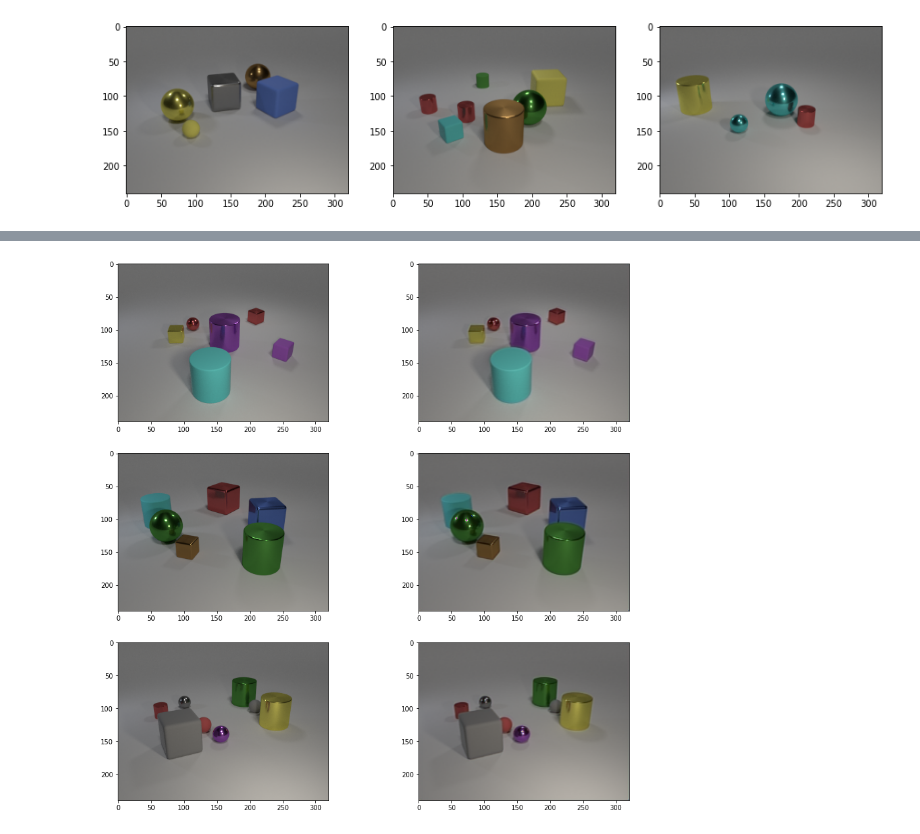
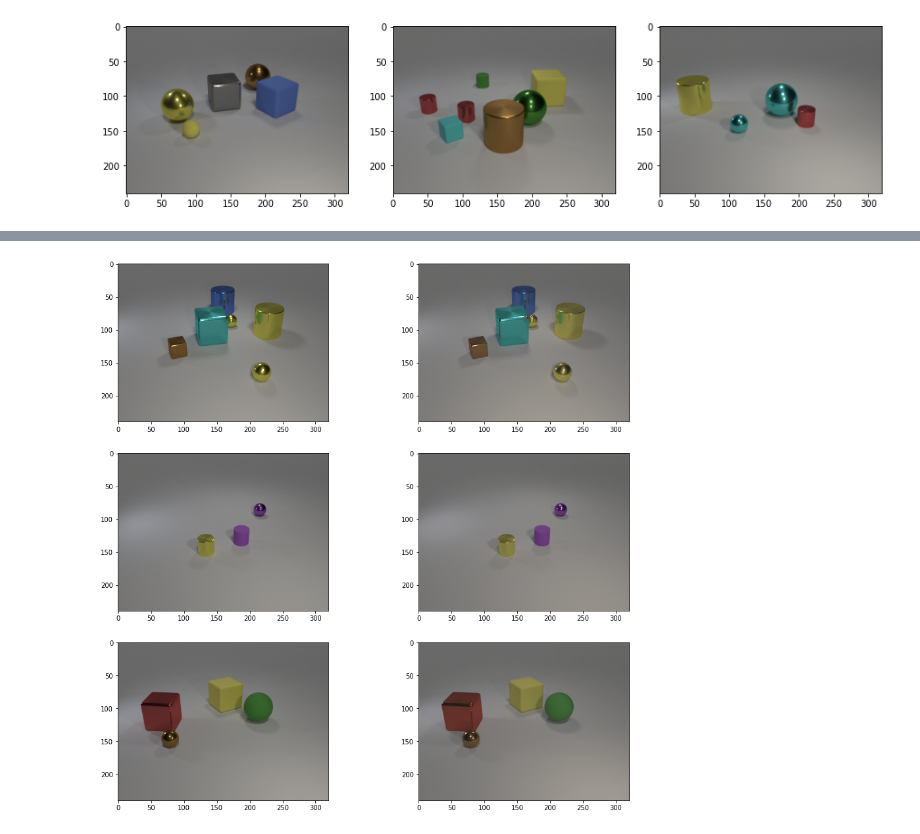
Before and after one commit to fusedbloxxer/segmentation-as-clusterization, a Jupyter notebook: SegmentationAsClusterization.ipynb, the cells around one changed output, grey strips where cells are left out. Cells and saved outputs as stored; diff of their text form; code cells hidden in the pictures.

Commit message:
Added batch normalization and dropout

```diff
--- a/SegmentationAsClusterization.ipynb
+++ b/SegmentationAsClusterization.ipynb
@@ -198,14 +237,33 @@ class UpSample(torch.nn.Module):
     Add skip connection: concatenate the current output with the output of a previous layer.
     Then apply a convolution block.
     """
-    def __init__(self, in_channels, out_channels, kernel_size=2, stride=2, **kwargs):
+    def __init__(self, in_channels, out_channels, kernel_size=2, stride=2, dropout=False, p=0.1, **kwargs):
         super().__init__()
+        # Dropout flag
+        self.__has_dropout = dropout
+
+        # Define the transpose convolution layer
         self.__tconv = torch.nn.ConvTranspose2d(in_channels, out_channels, kernel_size, stride, bias=True, **kwargs)
+
+        # Optional dropout layer
+        if dropout:
+            self.__dropout = torch.nn.Dropout2d(p)
+
+        # Create a convolutional block
         self.__conv_block = ConvBlock(in_channels, out_channels)
 
     def forward(self, x, x_prev):
+        # Apply a transpose convolution, which upscales the image
         x = self.__tconv(x)
+
+        # Add a skip connection to a previous symmetrical layer
         x = torch.cat((x_prev, x), dim=1)
+
+        # Optionally apply a dropout regularization layer
+        if self.__has_dropout:
+            x = self.__dropout(x)
+
+        # Apply a convolutional block
         x = self.__conv_block(x)
         return x
 # %%
@@ -327,15 +385,16 @@ test_loader = DataLoader(test_dataset, args.batch_size, args.shuffle)
 train_loader = DataLoader(train_dataset, args.batch_size, args.shuffle)
 # %%
 # Instantiate the model and send it to the GPU
-model = UNetCNN(n_filters=4).to(device)
+model = UNetCNN(n_filters=8).to(device)
 
 # Define a custom optimizer
-optimizer = torch.optim.SGD(model.parameters(), lr=0.0001, momentum=0.99)
+# optimizer = torch.optim.SGD(model.parameters(), lr=0.0001, momentum=0.99)
 # optimizer = torch.optim.AdamW(model.parameters(), lr=0.001) # MSELoss, 4 filtre
-optimizer = torch.optim.AdamW(model.parameters(), lr=0.001, weight_decay=0.01)
+optimizer = torch.optim.AdamW(model.parameters(), lr=0.01, weight_decay=0.01) # Asta + mse loss very good, 8 filtre
 
 # Specify a custom loss function
-criterion = torch.nn.MSELoss()
+# criterion = torch.nn.MSELoss()
+criterion = torch.nn.L1Loss()
 # %%
 # Retain the loss evolution
 losses_train = []
@@ -380,32 +439,32 @@ model.eval()
 f = plt.figure()
 f.set_figheight(15)
 f.set_figwidth(15)
 
 # Set the number of samples
 current_subplot = 1
 total_subplots = 3
 
-for batch_idx, (images, masks) in enumerate(train_loader):
+for batch_idx, (images, masks) in enumerate(test_loader):
     if batch_idx == total_subplots:
         break
 
     # Specify the input image
     img_true = images[0]
 
     # Calculate the predicted image and transform it from [0, 1] -> [0, 255]
     img_pred = (model(preprocess(img_true).to(device).unsqueeze(0)) * 255.0).to(torch.uint8).cpu()
 
     # Plot input image
     plt.subplot(total_subplots, 2, current_subplot)
     plt.imshow(img_true.permute(1, 2, 0))
     current_subplot += 1
 
     # Plot output image
     plt.subplot(total_subplots, 2, current_subplot)
     plt.imshow(img_pred.squeeze(0).permute(1, 2, 0))
     current_subplot += 1
 
 # Plot the images
 plt.show()
 # %% [output]
-[figure, old version]
+[figure, new version]
```
Also changed, not shown: parts of 3 cells of this notebook.
